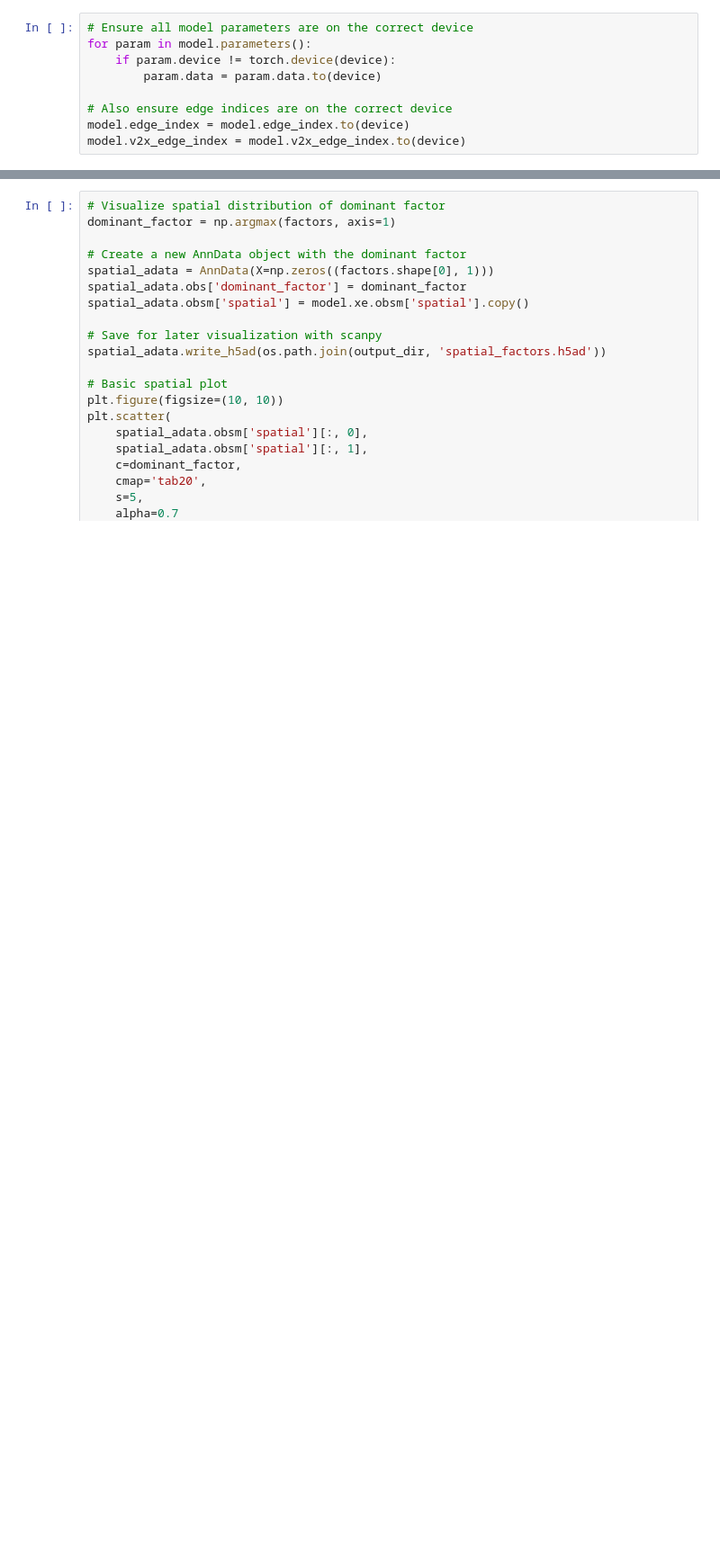
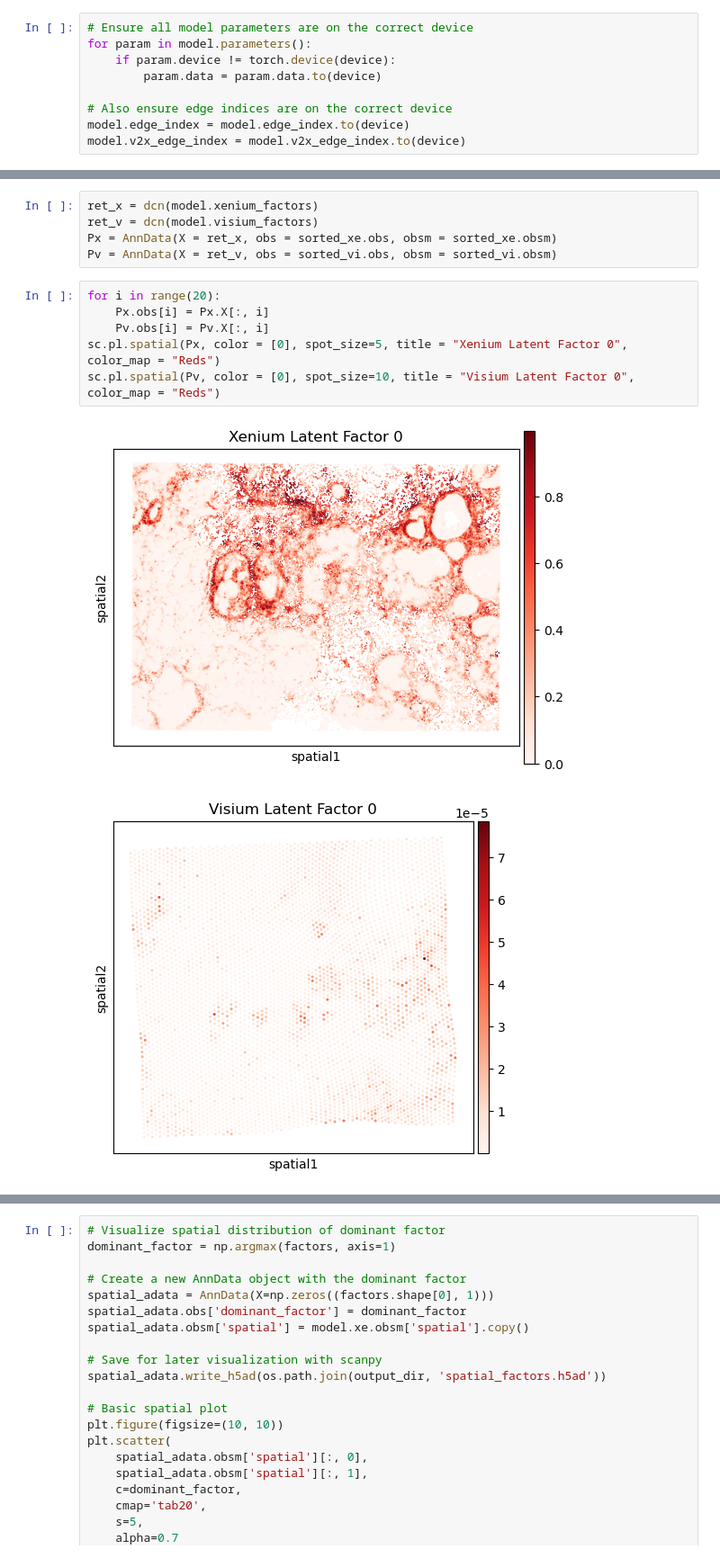
Before and after one commit to jpq20/SIID, a Jupyter notebook: src/test.ipynb, the cells around one changed output, grey strips where cells are left out. Shown at 90% size. Saved outputs shown, nothing was run; the diff lists cells and outputs as text; blank space fills up the shorter version.

```diff
--- a/src/test.ipynb
+++ b/src/test.ipynb
@@ -307,0 +328,14 @@ plt.show()
+# %%
+ret_x = dcn(model.xenium_factors)
+ret_v = dcn(model.visium_factors)
+Px = AnnData(X = ret_x, obs = sorted_xe.obs, obsm = sorted_xe.obsm)
+Pv = AnnData(X = ret_v, obs = sorted_vi.obs, obsm = sorted_vi.obsm)
+# %%
+for i in range(20):
+    Px.obs[i] = Px.X[:, i]
+    Pv.obs[i] = Pv.X[:, i]
+sc.pl.spatial(Px, color = [0], spot_size=5, title = "Xenium Latent Factor 0", color_map = "Reds")
+sc.pl.spatial(Pv, color = [0], spot_size=10, title = "Visium Latent Factor 0", color_map = "Reds")
+# %% [output]
+[figure, added]
+[figure, added]
```
Also changed, not shown: parts of 13 cells of this notebook, 8 other files.
